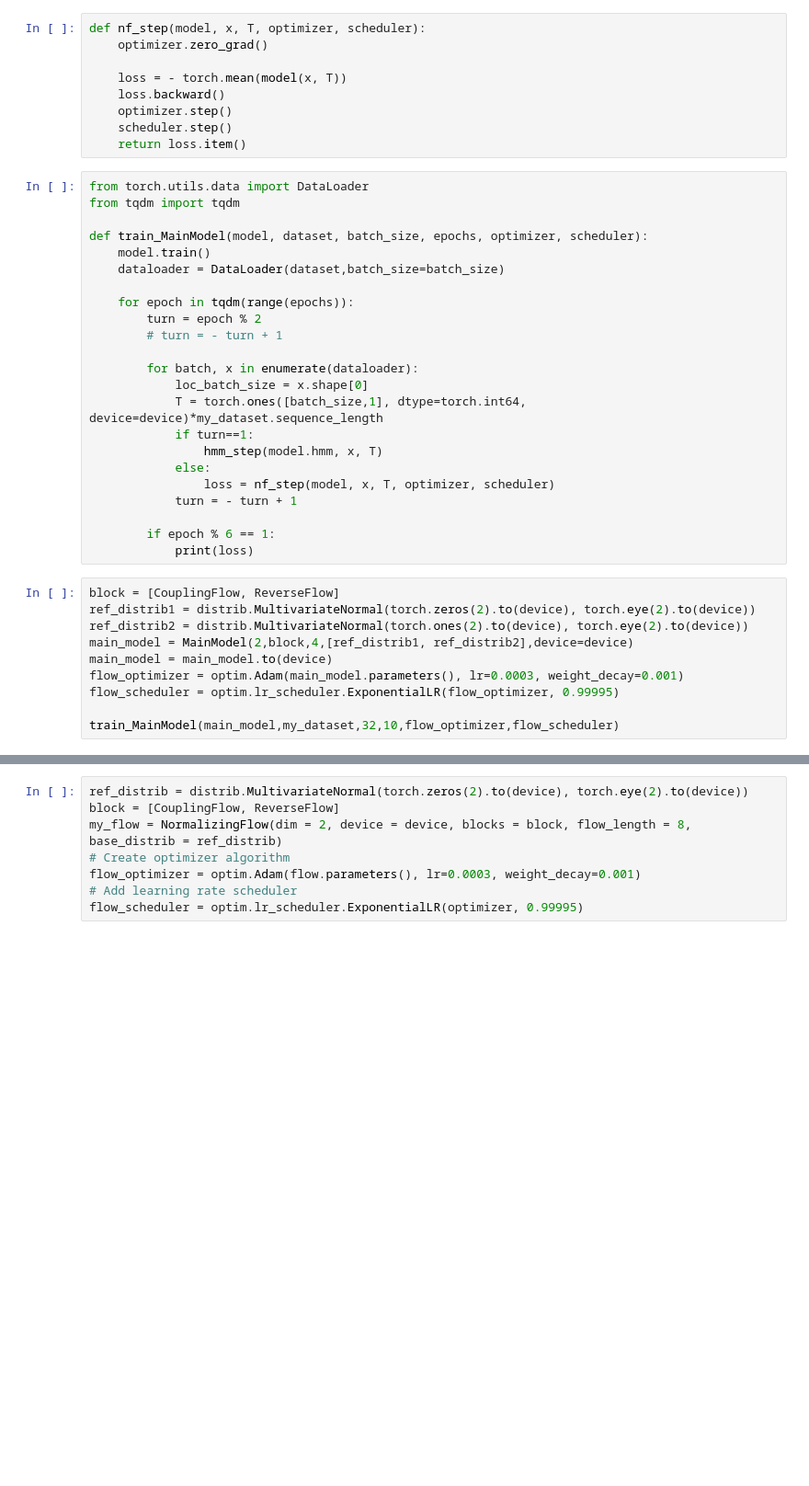
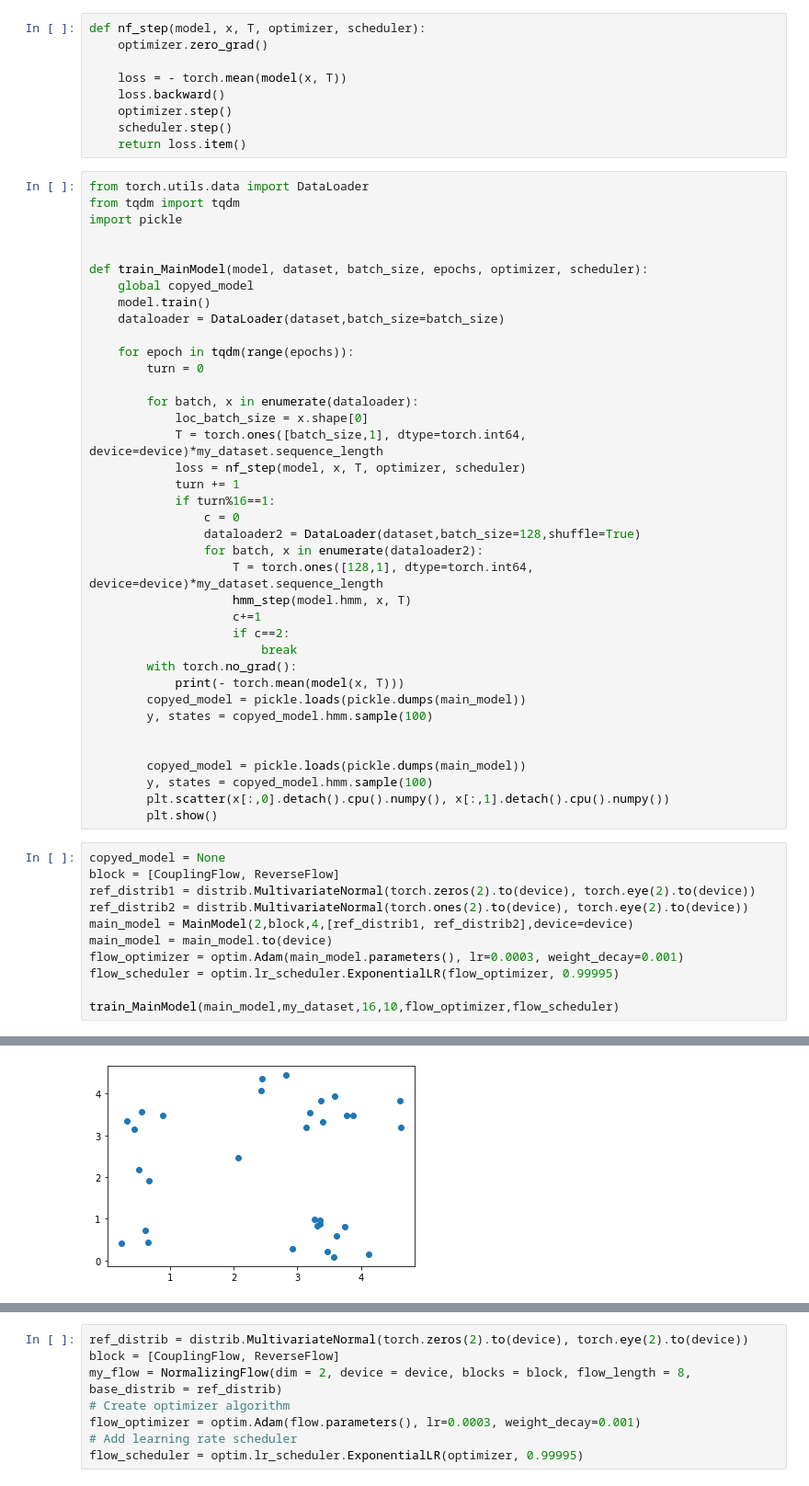
Before and after one commit to mfirgo/nn-nlp-2022-project, a Jupyter notebook: models/hmm_with_nf/hmm_with_nf_development.ipynb, the cells around one changed output, grey strips where cells are left out. Shown at 92% size. Drawn from its saved outputs; the diff is of its cells as text; blank space fills up the shorter version.

Commit message:
karol - training not working

```diff
--- a/models/hmm_with_nf/hmm_with_nf_development.ipynb
+++ b/models/hmm_with_nf/hmm_with_nf_development.ipynb
@@ -739,27 +782,43 @@ def nf_step(model, x, T, optimizer, scheduler):
 # %%
 from torch.utils.data import DataLoader
 from tqdm import tqdm
+import pickle
+
 
 def train_MainModel(model, dataset, batch_size, epochs, optimizer, scheduler):
+    global copyed_model
     model.train()
     dataloader = DataLoader(dataset,batch_size=batch_size)
 
     for epoch in tqdm(range(epochs)):
-        turn = epoch % 2
-        # turn = - turn + 1
+        turn = 0
 
         for batch, x in enumerate(dataloader):
             loc_batch_size = x.shape[0]
             T = torch.ones([batch_size,1], dtype=torch.int64, device=device)*my_dataset.sequence_length
-            if turn==1:
-                hmm_step(model.hmm, x, T)
-            else:
-                loss = nf_step(model, x, T, optimizer, scheduler)
-            turn = - turn + 1
+            loss = nf_step(model, x, T, optimizer, scheduler)
+            turn += 1
+            if turn%16==1:
+                c = 0
+                dataloader2 = DataLoader(dataset,batch_size=128,shuffle=True)
+                for batch, x in enumerate(dataloader2):
+                    T = torch.ones([128,1], dtype=torch.int64, device=device)*my_dataset.sequence_length
+                    hmm_step(model.hmm, x, T)
+                    c+=1
+                    if c==2:
+                        break
+        with torch.no_grad():
+            print(- torch.mean(model(x, T)))
+        copyed_model = pickle.loads(pickle.dumps(main_model))
+        y, states = copyed_model.hmm.sample(100)
 
-        if epoch % 6 == 1:
-            print(loss)
+
+        copyed_model = pickle.loads(pickle.dumps(main_model))
+        y, states = copyed_model.hmm.sample(100)
+        plt.scatter(x[:,0].detach().cpu().numpy(), x[:,1].detach().cpu().numpy())
+        plt.show()
 # %%
+copyed_model = None
 block = [CouplingFlow, ReverseFlow]
 ref_distrib1 = distrib.MultivariateNormal(torch.zeros(2).to(device), torch.eye(2).to(device))
 ref_distrib2 = distrib.MultivariateNormal(torch.ones(2).to(device), torch.eye(2).to(device))
@@ -768,5 +827,5 @@ main_model = main_model.to(device)
 flow_optimizer = optim.Adam(main_model.parameters(), lr=0.0003, weight_decay=0.001)
 flow_scheduler = optim.lr_scheduler.ExponentialLR(flow_optimizer, 0.99995)
 
-train_MainModel(main_model,my_dataset,32,10,flow_optimizer,flow_scheduler)
+train_MainModel(main_model,my_dataset,16,10,flow_optimizer,flow_scheduler)
 # %% [output]
@@ -773,0 +833 @@ train_MainModel(main_model,my_dataset,32,10,flow_optimizer,flow_scheduler)
+[figure, added]
```
Also changed, not shown: parts of 11 cells of this notebook.
